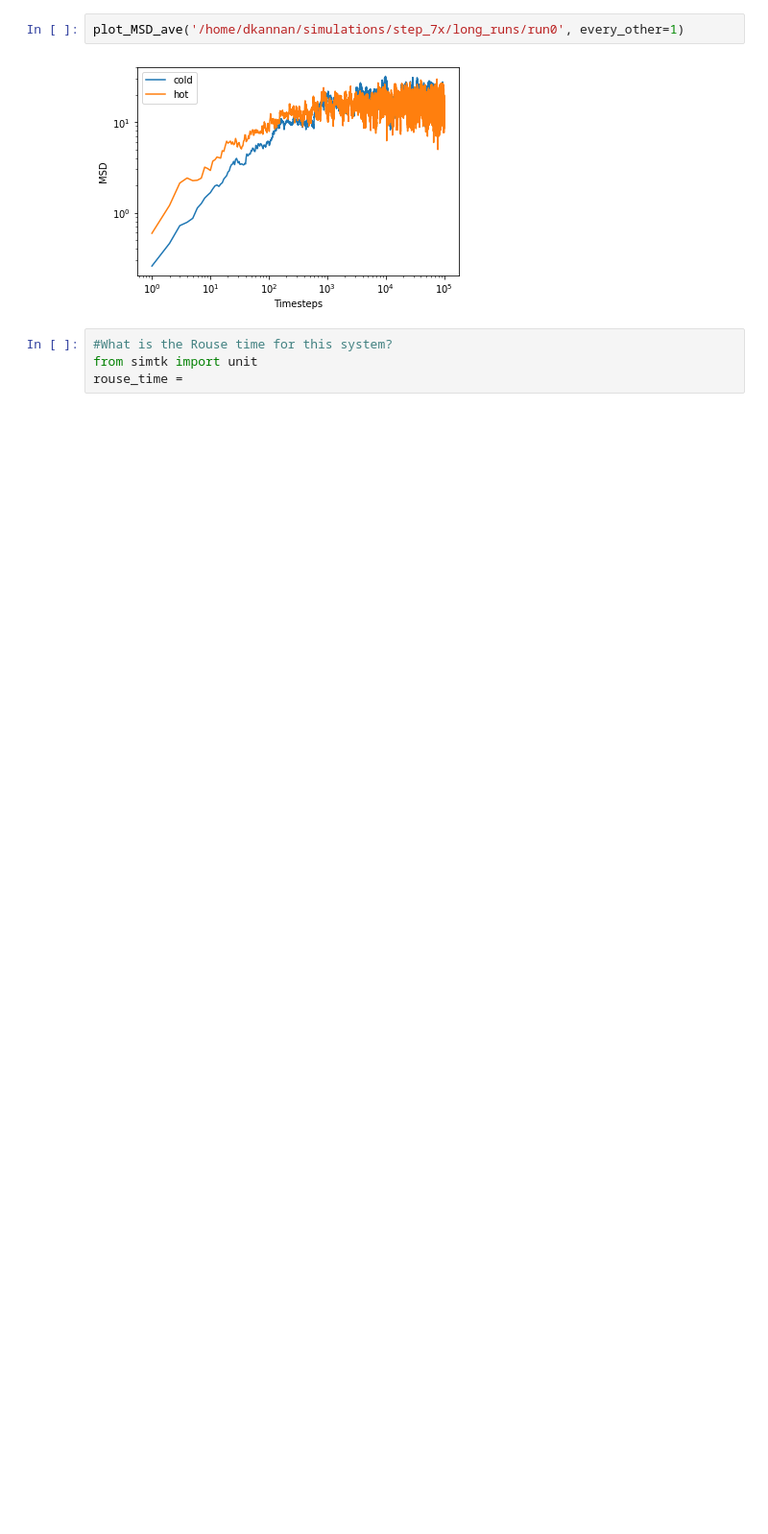
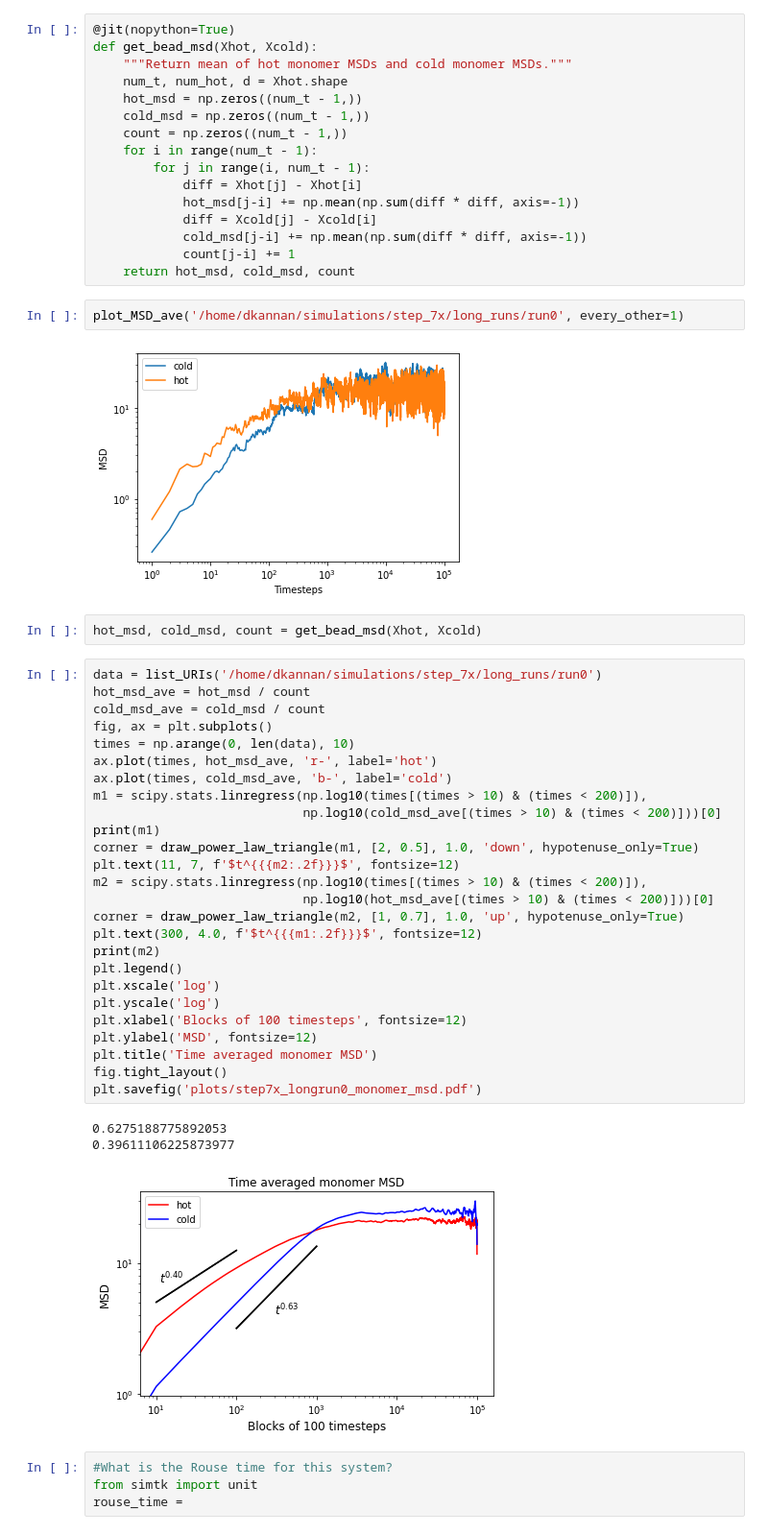
Before and after one commit to open2c/polychrom, a Jupyter notebook: Example Simulation Analysis.ipynb, the cells around one changed output. Shown: that part at 96% size. Saved outputs shown, nothing was run; the diff lists cells and outputs as text; blank space fills up the shorter version.

```diff
--- a/Example Simulation Analysis.ipynb
+++ b/Example Simulation Analysis.ipynb
@@ -350,7 +446,55 @@ def plot_MSD_ave(datadir, every_other=100):
+# %%
+@jit(nopython=True)
+def get_bead_msd(Xhot, Xcold):
+    """Return mean of hot monomer MSDs and cold monomer MSDs."""
+    num_t, num_hot, d = Xhot.shape
+    hot_msd = np.zeros((num_t - 1,))
+    cold_msd = np.zeros((num_t - 1,))
+    count = np.zeros((num_t - 1,))
+    for i in range(num_t - 1):
+        for j in range(i, num_t - 1):
+            diff = Xhot[j] - Xhot[i]
+            hot_msd[j-i] += np.mean(np.sum(diff * diff, axis=-1))
+            diff = Xcold[j] - Xcold[i]
+            cold_msd[j-i] += np.mean(np.sum(diff * diff, axis=-1))
+            count[j-i] += 1
+    return hot_msd, cold_msd, count
 # %%
 plot_MSD_ave('/home/dkannan/simulations/step_7x/long_runs/run0', every_other=1)
 # %% [output]
 [figure]
+# %%
+hot_msd, cold_msd, count = get_bead_msd(Xhot, Xcold)
+# %%
+data = list_URIs('/home/dkannan/simulations/step_7x/long_runs/run0')
+hot_msd_ave = hot_msd / count
+cold_msd_ave = cold_msd / count
+fig, ax = plt.subplots()
+times = np.arange(0, len(data), 10)
+ax.plot(times, hot_msd_ave, 'r-', label='hot')
+ax.plot(times, cold_msd_ave, 'b-', label='cold')
+m1 = scipy.stats.linregress(np.log10(times[(times > 10) & (times < 200)]),
+                            np.log10(cold_msd_ave[(times > 10) & (times < 200)]))[0]
+print(m1)
+corner = draw_power_law_triangle(m1, [2, 0.5], 1.0, 'down', hypotenuse_only=True)
+plt.text(11, 7, f'$t^{{{m2:.2f}}}$', fontsize=12)
+m2 = scipy.stats.linregress(np.log10(times[(times > 10) & (times < 200)]),
+                            np.log10(hot_msd_ave[(times > 10) & (times < 200)]))[0]
+corner = draw_power_law_triangle(m2, [1, 0.7], 1.0, 'up', hypotenuse_only=True)
+plt.text(300, 4.0, f'$t^{{{m1:.2f}}}$', fontsize=12)
+print(m2)
+plt.legend()
+plt.xscale('log')
+plt.yscale('log')
+plt.xlabel('Blocks of 100 timesteps', fontsize=12)
+plt.ylabel('MSD', fontsize=12)
+plt.title('Time averaged monomer MSD')
+fig.tight_layout()
+plt.savefig('plots/step7x_longrun0_monomer_msd.pdf')
+# %% [output]
+0.6275188775892053
+0.39611106225873977
+[figure, added]
 # %%
 #What is the Rouse time for this system?
 from simtk import unit
```
Also changed, not shown: parts of 13 cells of this notebook.
